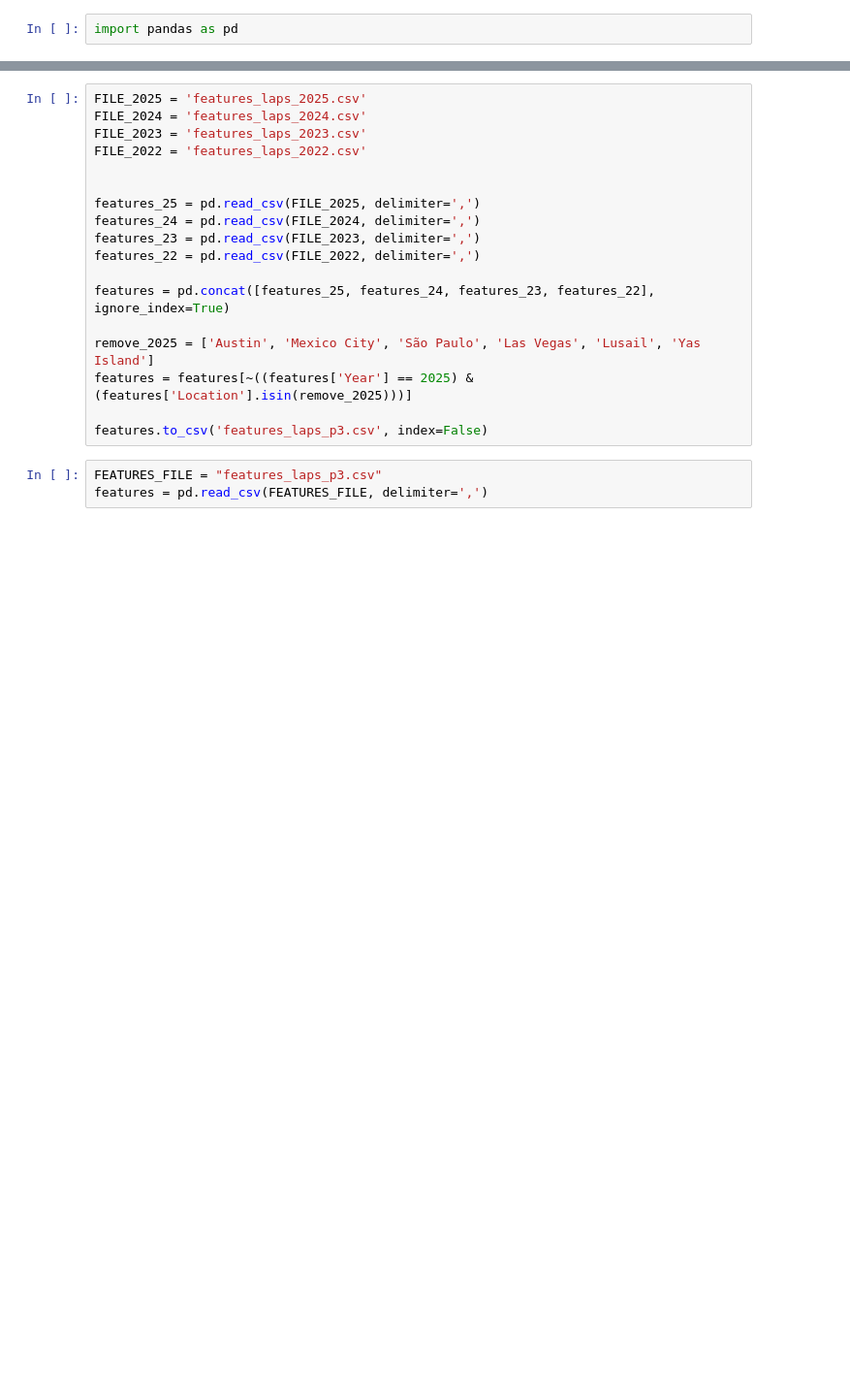
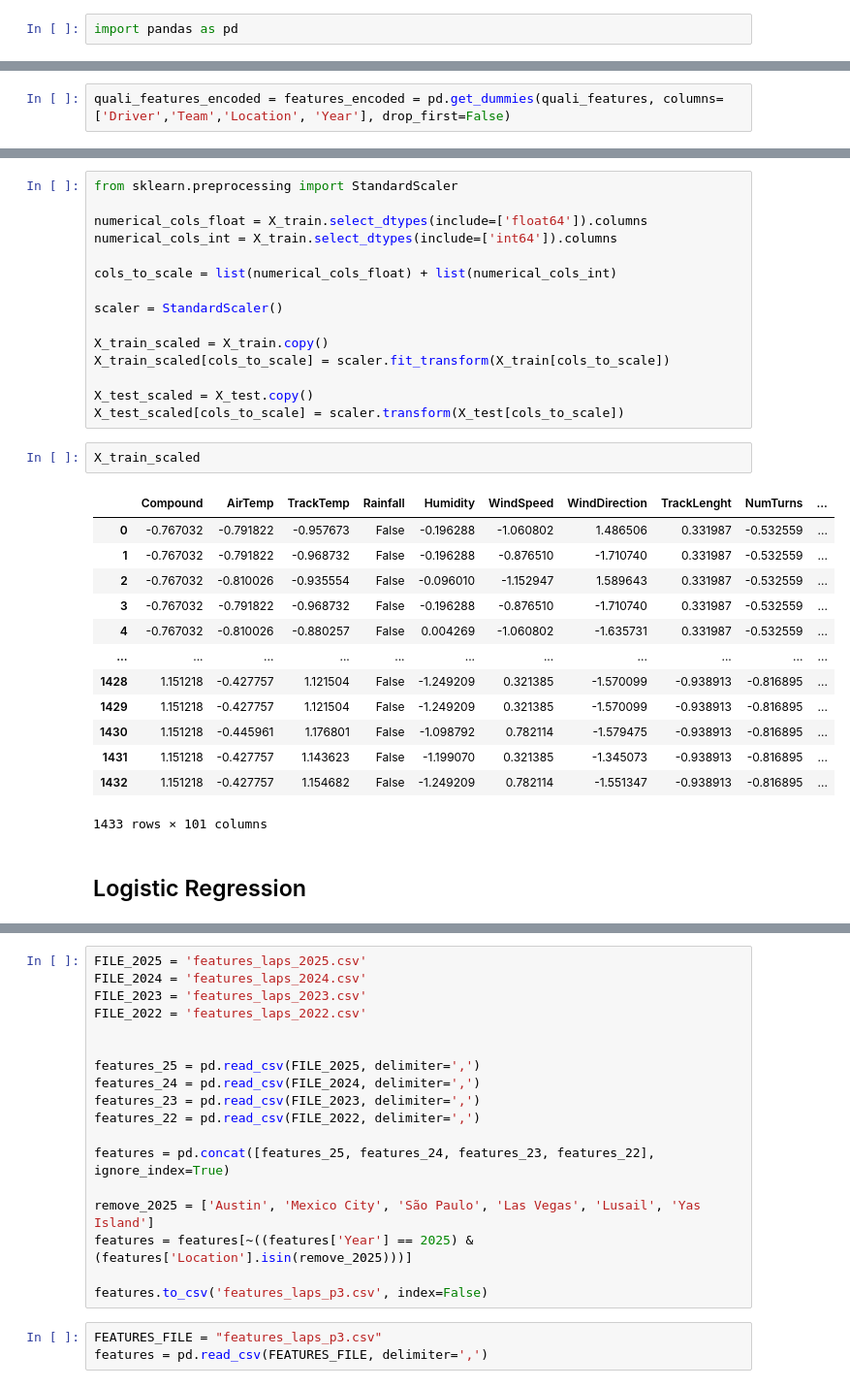
Before and after one commit to luk3luca/ML_F1, a Jupyter notebook: quali_predict_rank.ipynb, the cells around one changed output, grey strips where cells are left out. Shown: that part at 97% size. Drawn from its saved outputs; the diff is of its cells as text; blank space fills up the shorter version.

```diff
--- a/quali_predict_rank.ipynb
+++ b/quali_predict_rank.ipynb
@@ -2,0 +32,2 @@ import pandas as pd
+# %%
+quali_features_encoded = features_encoded = pd.get_dummies(quali_features, columns=['Driver','Team','Location', 'Year'], drop_first=False)
@@ -2,0 +86,33 @@ import pandas as pd
+# %%
+from sklearn.preprocessing import StandardScaler
+
+numerical_cols_float = X_train.select_dtypes(include=['float64']).columns
+numerical_cols_int = X_train.select_dtypes(include=['int64']).columns
+
+cols_to_scale = list(numerical_cols_float) + list(numerical_cols_int)
+
+scaler = StandardScaler()
+
+X_train_scaled = X_train.copy()
+X_train_scaled[cols_to_scale] = scaler.fit_transform(X_train[cols_to_scale])
+
+X_test_scaled = X_test.copy()
+X_test_scaled[cols_to_scale] = scaler.transform(X_test[cols_to_scale])
+# %%
+X_train_scaled
+# %% [output]
+|  | Compound | AirTemp | TrackTemp | Rainfall | Humidity | WindSpeed | WindDirection | TrackLenght | NumTurns | ... |
+| 0 | -0.767032 | -0.791822 | -0.957673 | False | -0.196288 | -1.060802 | 1.486506 | 0.331987 | -0.532559 | ... |
+| 1 | -0.767032 | -0.791822 | -0.968732 | False | -0.196288 | -0.876510 | -1.710740 | 0.331987 | -0.532559 | ... |
+| 2 | -0.767032 | -0.810026 | -0.935554 | False | -0.096010 | -1.152947 | 1.589643 | 0.331987 | -0.532559 | ... |
+| 3 | -0.767032 | -0.791822 | -0.968732 | False | -0.196288 | -0.876510 | -1.710740 | 0.331987 | -0.532559 | ... |
+| 4 | -0.767032 | -0.810026 | -0.880257 | False | 0.004269 | -1.060802 | -1.635731 | 0.331987 | -0.532559 | ... |
+| ... | ... | ... | ... | ... | ... | ... | ... | ... | ... | ... |
+| 1428 | 1.151218 | -0.427757 | 1.121504 | False | -1.249209 | 0.321385 | -1.570099 | -0.938913 | -0.816895 | ... |
+| 1429 | 1.151218 | -0.427757 | 1.121504 | False | -1.249209 | 0.321385 | -1.570099 | -0.938913 | -0.816895 | ... |
+| 1430 | 1.151218 | -0.445961 | 1.176801 | False | -1.098792 | 0.782114 | -1.579475 | -0.938913 | -0.816895 | ... |
+| 1431 | 1.151218 | -0.427757 | 1.143623 | False | -1.199070 | 0.321385 | -1.345073 | -0.938913 | -0.816895 | ... |
+| 1432 | 1.151218 | -0.427757 | 1.154682 | False | -1.249209 | 0.782114 | -1.551347 | -0.938913 | -0.816895 | ... |
+1433 rows × 101 columns
+# %% [markdown]
+## Logistic Regression
```
Also changed, not shown: parts of 28 cells of this notebook, 10 other files.
